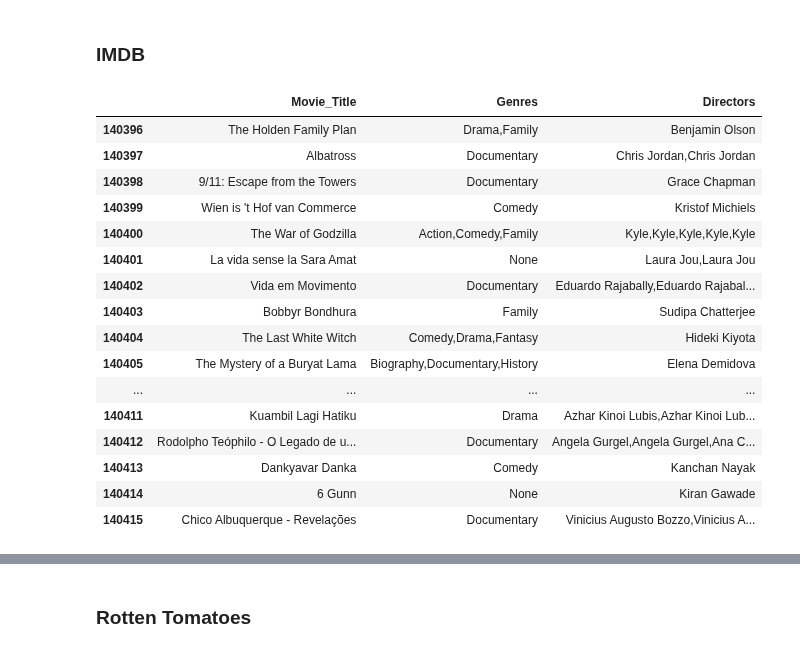
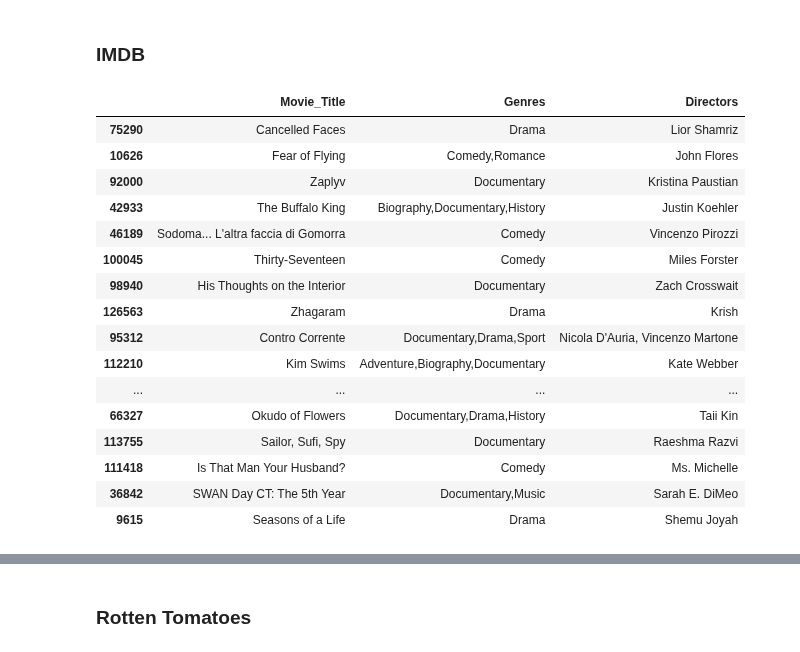
Before and after one commit to scarlettvalentin/movie_studio_project, a Jupyter notebook: notebook.ipynb, the cells around one changed output, grey strips where cells are left out. Cells and saved outputs as stored; diff of their text form; code cells hidden in the pictures.

```diff
--- a/notebook.ipynb
+++ b/notebook.ipynb
@@ -257,37 +273,38 @@ Name: count, dtype: int64
 ### IMDB
 # %%
 # Join the three tables into one dataframe
+# Add all directors for one movie on the same line seperated by a comma and a space
 
 query_imdb = """
 
-SELECT mb.primary_title AS Movie_Title, mb.genres AS Genres, GROUP_CONCAT(p.primary_name) AS Directors
+SELECT mb.primary_title AS Movie_Title, mb.genres AS Genres, replace(GROUP_CONCAT(DISTINCT p.primary_name),',', ', ') AS Directors
   FROM movie_basics AS mb
   JOIN directors AS d
  USING (movie_id)
   JOIN persons AS p
  USING (person_id)
 GROUP BY movie_id
 
 """
 
 imdb_df = pd.read_sql(query_imdb, conn)
 
-imdb_df.tail(20)
+imdb_df.sample(20)
 # %% [output]
 |  | Movie_Title | Genres | Directors |
-| 140396 | The Holden Family Plan | Drama,Family | Benjamin Olson |
-| 140397 | Albatross | Documentary | Chris Jordan,Chris Jordan |
-| 140398 | 9/11: Escape from the Towers | Documentary | Grace Chapman |
-| 140399 | Wien is 't Hof van Commerce | Comedy | Kristof Michiels |
-| 140400 | The War of Godzilla | Action,Comedy,Family | Kyle,Kyle,Kyle,Kyle,Kyle |
-| 140401 | La vida sense la Sara Amat | None | Laura Jou,Laura Jou |
-| 140402 | Vida em Movimento | Documentary | Eduardo Rajabally,Eduardo Rajabal... |
-| 140403 | Bobbyr Bondhura | Family | Sudipa Chatterjee |
-| 140404 | The Last White Witch | Comedy,Drama,Fantasy | Hideki Kiyota |
-| 140405 | The Mystery of a Buryat Lama | Biography,Documentary,History | Elena Demidova |
+| 75290 | Cancelled Faces | Drama | Lior Shamriz |
+| 10626 | Fear of Flying | Comedy,Romance | John Flores |
+| 92000 | Zaplyv | Documentary | Kristina Paustian |
+| 42933 | The Buffalo King | Biography,Documentary,History | Justin Koehler |
+| 46189 | Sodoma... L'altra faccia di Gomorra | Comedy | Vincenzo Pirozzi |
+| 100045 | Thirty-Seventeen | Comedy | Miles Forster |
+| 98940 | His Thoughts on the Interior | Documentary | Zach Crosswait |
+| 126563 | Zhagaram | Drama | Krish |
+| 95312 | Contro Corrente | Documentary,Drama,Sport | Nicola D'Auria, Vincenzo Martone |
+| 112210 | Kim Swims | Adventure,Biography,Documentary | Kate Webber |
 | ... | ... | ... | ... |
-| 140411 | Kuambil Lagi Hatiku | Drama | Azhar Kinoi Lubis,Azhar Kinoi Lub... |
-| 140412 | Rodolpho Teóphilo - O Legado de u... | Documentary | Angela Gurgel,Angela Gurgel,Ana C... |
-| 140413 | Dankyavar Danka | Comedy | Kanchan Nayak |
-| 140414 | 6 Gunn | None | Kiran Gawade |
-| 140415 | Chico Albuquerque - Revelações | Documentary | Vinicius Augusto Bozzo,Vinicius A... |
+| 66327 | Okudo of Flowers | Documentary,Drama,History | Taii Kin |
+| 113755 | Sailor, Sufi, Spy | Documentary | Raeshma Razvi |
+| 111418 | Is That Man Your Husband? | Comedy | Ms. Michelle |
+| 36842 | SWAN Day CT: The 5th Year | Documentary,Music | Sarah E. DiMeo |
+| 9615 | Seasons of a Life | Drama | Shemu Joyah |
```
Also changed, not shown: parts of 15 cells of this notebook.
